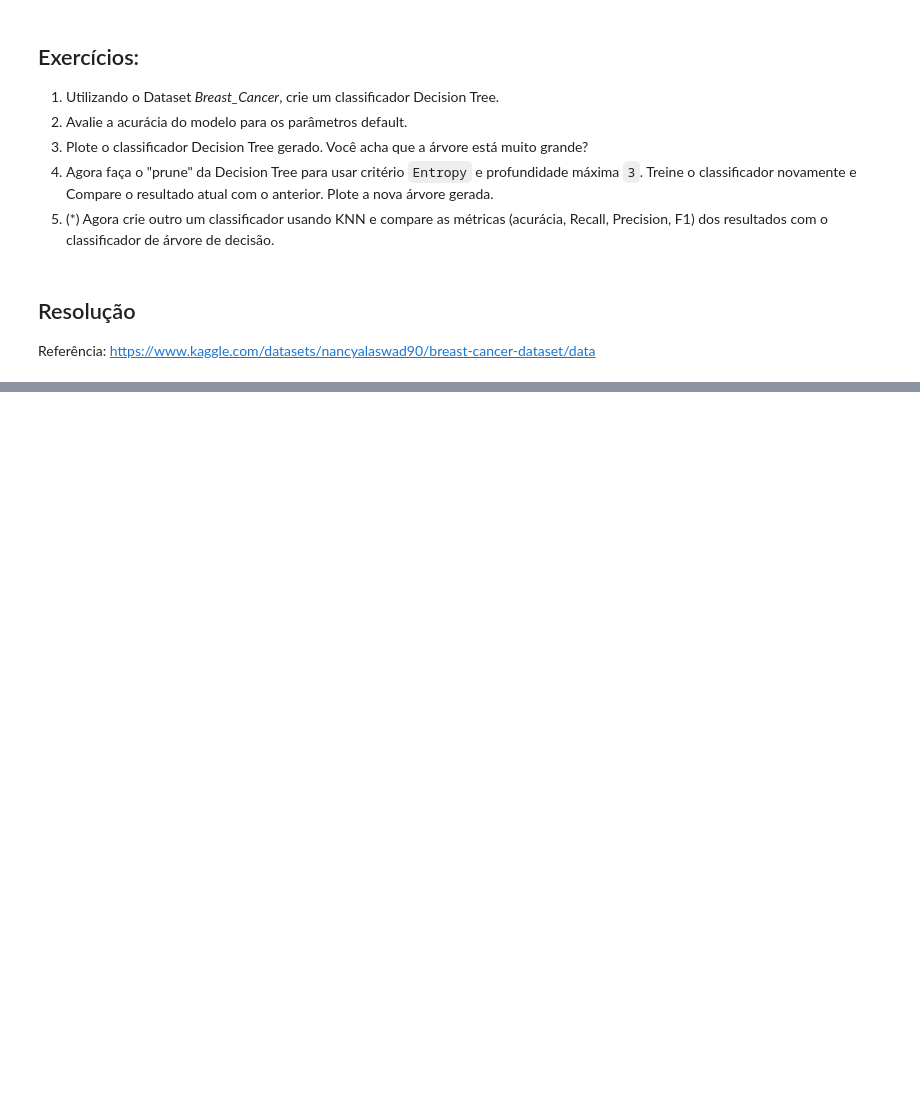
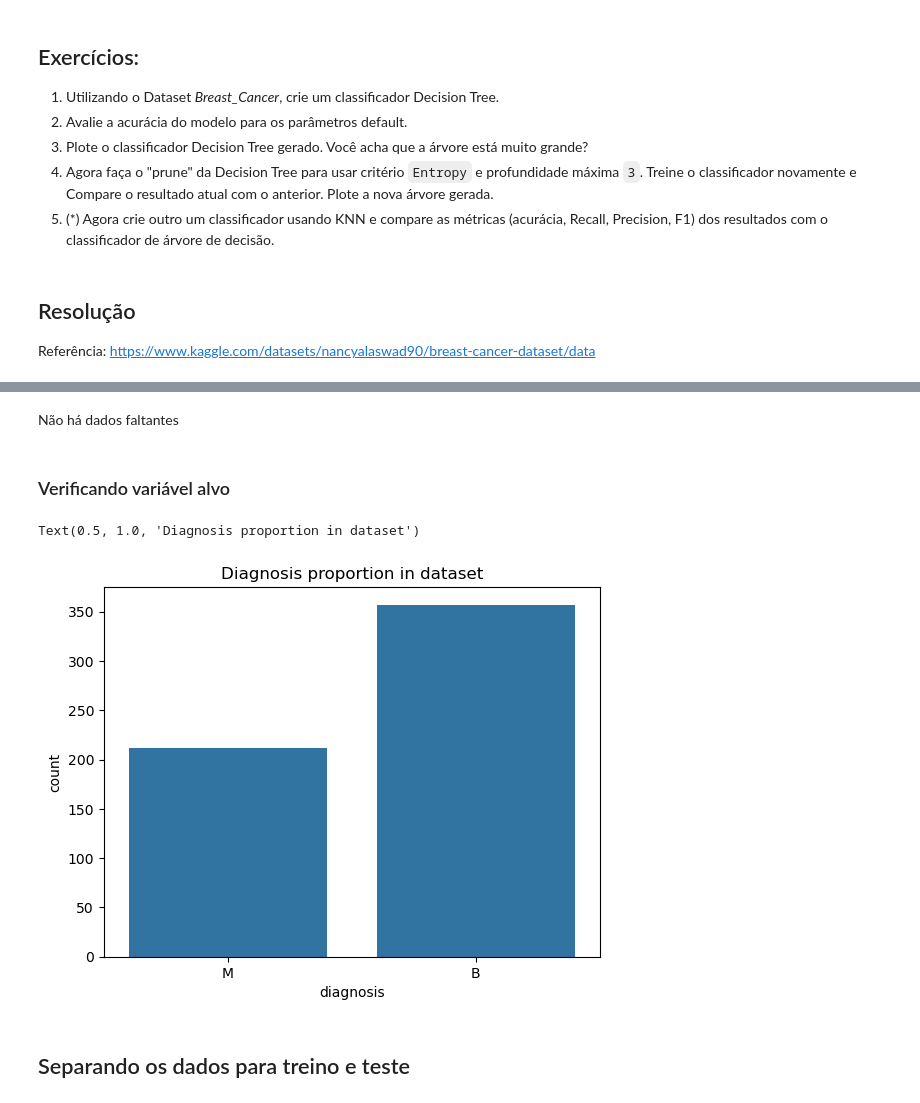
Before and after one commit to DeSouzaSR/Pos-graduacao_Mineracao_Dados_IFES, a Jupyter notebook: Aprendizado_de_Maquina_Modelos_Preditivos/notebooks/arvore_decisao.ipynb, the cells around one changed output, grey strips where cells are left out. Drawn from its saved outputs; the diff is of its cells as text; code cells hidden in the pictures; blank space fills up the shorter version.

```diff
--- a/Aprendizado_de_Maquina_Modelos_Preditivos/notebooks/arvore_decisao.ipynb
+++ b/Aprendizado_de_Maquina_Modelos_Preditivos/notebooks/arvore_decisao.ipynb
@@ -274,7 +274,7 @@ Referência: https://www.kaggle.com/datasets/nancyalaswad90/breast-cancer-datase
 import kagglehub
 
 # Download latest version
-path = kagglehub.dataset_download("nancyalaswad90/breast-cancer-dataset")
+path = kagglehub.dataset_download("nancyalaswad90/breast-cancer-dataset", path='data.csv')
 
 print("Path to dataset files:", path)
 # %% [output]
@@ -290,0 +289,2 @@ Trabalhar no dado do cance com KNN também.
+# %%
+dataset = pd.read_csv(path)
@@ -290,0 +340,4 @@ Trabalhar no dado do cance com KNN também.
+# %% [markdown]
+Não há dados faltantes
+# %% [markdown]
+### Verificando variável alvo
@@ -290,0 +347,8 @@ Trabalhar no dado do cance com KNN também.
+# %%
+sns.countplot(data=dataset, x="diagnosis")
+plt.title("Diagnosis proportion in dataset")
+# %% [output]
+Text(0.5, 1.0, 'Diagnosis proportion in dataset')
+[figure, added]
+# %% [markdown]
+## Separando os dados para treino e teste
```
Also changed, not shown: parts of 32 cells of this notebook, 4 other files.
